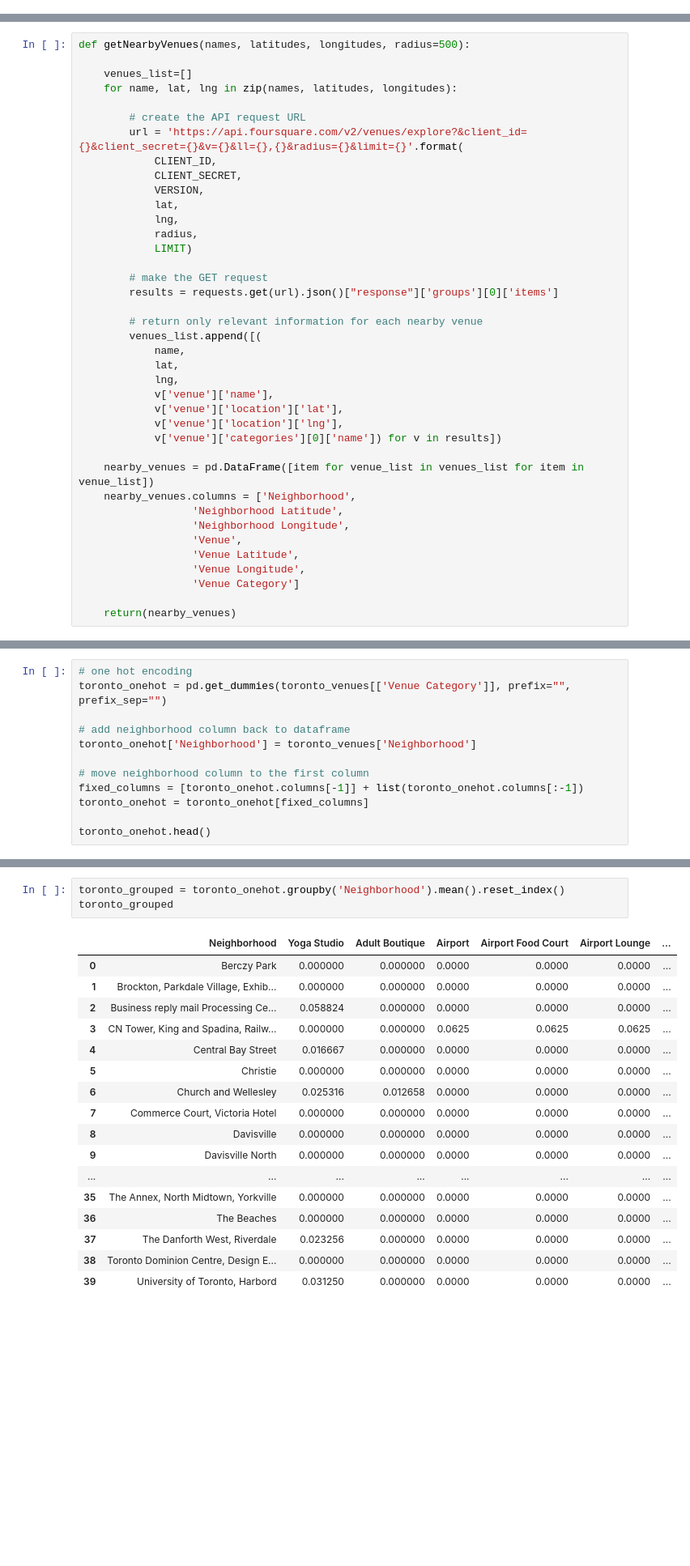
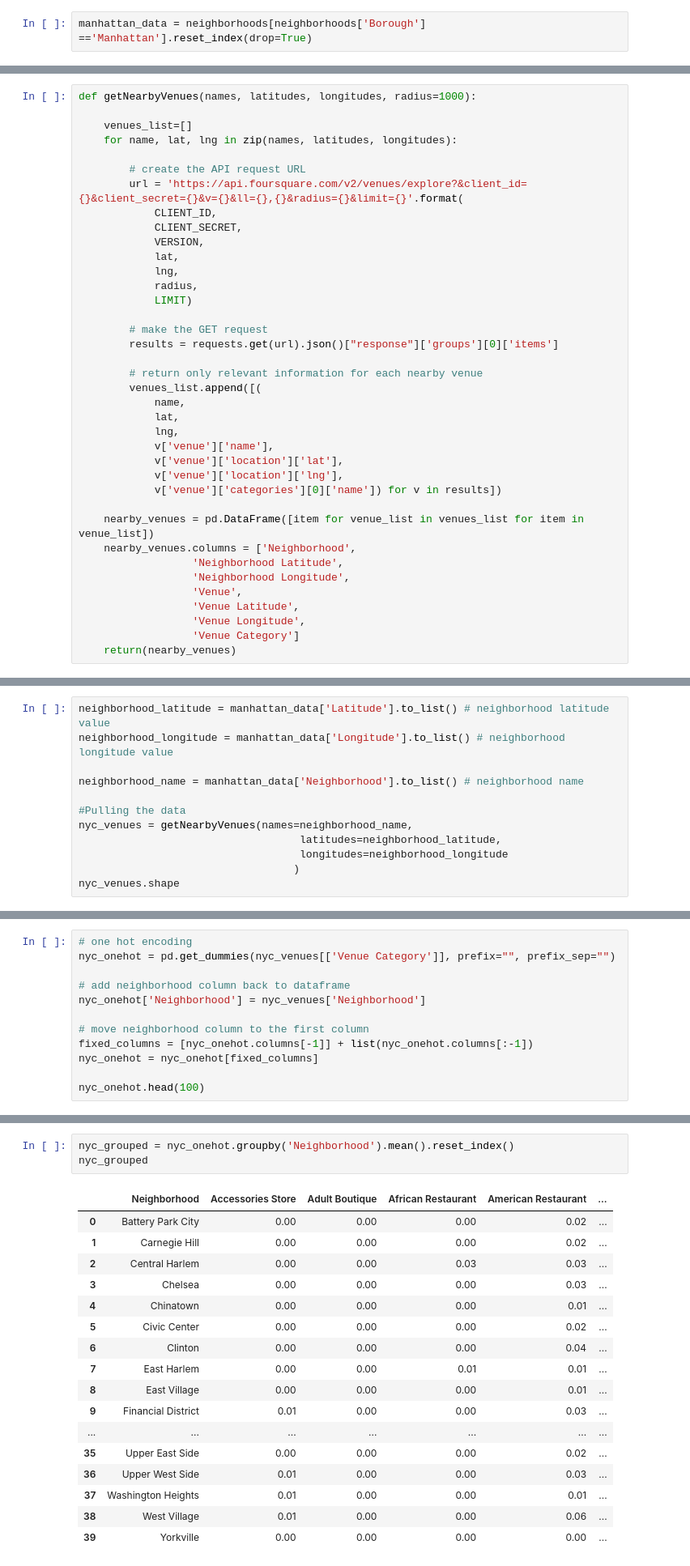
Before and after one commit to clebrac/Coursera_Capstone, a Jupyter notebook: capstone_ibm_ds_week3_3.ipynb, the cells around one changed output, grey strips where cells are left out. Shown: that part at 81% size. Saved outputs shown, nothing was run; the diff lists cells and outputs as text; blank space fills up the shorter version.

Commit message:
Published from Watson Studio.

```diff
--- a/capstone_ibm_ds_week3_3.ipynb
+++ b/capstone_ibm_ds_week3_3.ipynb
@@ -151 +83,3 @@ CLIENT_SECRET:insert_here
+# %%
+manhattan_data = neighborhoods[neighborhoods['Borough'] =='Manhattan'].reset_index(drop=True)
 # %% [markdown]
@@ -153,5 +87,5 @@ CLIENT_SECRET:insert_here
 # %%
-def getNearbyVenues(names, latitudes, longitudes, radius=500):
+def getNearbyVenues(names, latitudes, longitudes, radius=1000):
 
     venues_list=[]
     for name, lat, lng in zip(names, latitudes, longitudes):
@@ -187,5 +121,4 @@ def getNearbyVenues(names, latitudes, longitudes, radius=500):
                   'Venue Latitude',
                   'Venue Longitude',
                   'Venue Category']
-
     return(nearby_venues)
@@ -211,0 +125,12 @@ Name: Venue, dtype: int64
+# %%
+neighborhood_latitude = manhattan_data['Latitude'].to_list() # neighborhood latitude value
+neighborhood_longitude = manhattan_data['Longitude'].to_list() # neighborhood longitude value
+
+neighborhood_name = manhattan_data['Neighborhood'].to_list() # neighborhood name
+
+#Pulling the data
+nyc_venues = getNearbyVenues(names=neighborhood_name,
+                                   latitudes=neighborhood_latitude,
+                                   longitudes=neighborhood_longitude
+                                  )
+nyc_venues.shape
@@ -219,14 +166,14 @@ There are 237 uniques categories.
 ## 3. Analyze Each Neighborhood
 # %%
 # one hot encoding
-toronto_onehot = pd.get_dummies(toronto_venues[['Venue Category']], prefix="", prefix_sep="")
+nyc_onehot = pd.get_dummies(nyc_venues[['Venue Category']], prefix="", prefix_sep="")
 
 # add neighborhood column back to dataframe
-toronto_onehot['Neighborhood'] = toronto_venues['Neighborhood']
+nyc_onehot['Neighborhood'] = nyc_venues['Neighborhood']
 
 # move neighborhood column to the first column
-fixed_columns = [toronto_onehot.columns[-1]] + list(toronto_onehot.columns[:-1])
-toronto_onehot = toronto_onehot[fixed_columns]
+fixed_columns = [nyc_onehot.columns[-1]] + list(nyc_onehot.columns[:-1])
+nyc_onehot = nyc_onehot[fixed_columns]
 
-toronto_onehot.head()
+nyc_onehot.head(100)
 # %% [output]
@@ -246,23 +199,23 @@ toronto_onehot.shape
 # %% [markdown]
 #### Next, let's group rows by neighborhood and by taking the mean of the frequency of occurrence of each category
 # %%
-toronto_grouped = toronto_onehot.groupby('Neighborhood').mean().reset_index()
-toronto_grouped
+nyc_grouped = nyc_onehot.groupby('Neighborhood').mean().reset_index()
+nyc_grouped
 # %% [output]
-|  | Neighborhood | Yoga Studio | Adult Boutique | Airport | Airport Food Court | Airport Lounge | ... |
-| 0 | Berczy Park | 0.000000 | 0.000000 | 0.0000 | 0.0000 | 0.0000 | ... |
-| 1 | Brockton, Parkdale Village, Exhib... | 0.000000 | 0.000000 | 0.0000 | 0.0000 | 0.0000 | ... |
-| 2 | Business reply mail Processing Ce... | 0.058824 | 0.000000 | 0.0000 | 0.0000 | 0.0000 | ... |
-| 3 | CN Tower, King and Spadina, Railw... | 0.000000 | 0.000000 | 0.0625 | 0.0625 | 0.0625 | ... |
-| 4 | Central Bay Street | 0.016667 | 0.000000 | 0.0000 | 0.0000 | 0.0000 | ... |
-| 5 | Christie | 0.000000 | 0.000000 | 0.0000 | 0.0000 | 0.0000 | ... |
-| 6 | Church and Wellesley | 0.025316 | 0.012658 | 0.0000 | 0.0000 | 0.0000 | ... |
-| 7 | Commerce Court, Victoria Hotel | 0.000000 | 0.000000 | 0.0000 | 0.0000 | 0.0000 | ... |
-| 8 | Davisville | 0.000000 | 0.000000 | 0.0000 | 0.0000 | 0.0000 | ... |
-| 9 | Davisville North | 0.000000 | 0.000000 | 0.0000 | 0.0000 | 0.0000 | ... |
-| ... | ... | ... | ... | ... | ... | ... | ... |
-| 35 | The Annex, North Midtown, Yorkville | 0.000000 | 0.000000 | 0.0000 | 0.0000 | 0.0000 | ... |
-| 36 | The Beaches | 0.000000 | 0.000000 | 0.0000 | 0.0000 | 0.0000 | ... |
-| 37 | The Danforth West, Riverdale | 0.023256 | 0.000000 | 0.0000 | 0.0000 | 0.0000 | ... |
-| 38 | Toronto Dominion Centre, Design E... | 0.000000 | 0.000000 | 0.0000 | 0.0000 | 0.0000 | ... |
-| 39 | University of Toronto, Harbord | 0.031250 | 0.000000 | 0.0000 | 0.0000 | 0.0000 | ... |
+|  | Neighborhood | Accessories Store | Adult Boutique | African Restaurant | American Restaurant | ... |
+| 0 | Battery Park City | 0.00 | 0.00 | 0.00 | 0.02 | ... |
+| 1 | Carnegie Hill | 0.00 | 0.00 | 0.00 | 0.02 | ... |
+| 2 | Central Harlem | 0.00 | 0.00 | 0.03 | 0.03 | ... |
+| 3 | Chelsea | 0.00 | 0.00 | 0.00 | 0.03 | ... |
+| 4 | Chinatown | 0.00 | 0.00 | 0.00 | 0.01 | ... |
+| 5 | Civic Center | 0.00 | 0.00 | 0.00 | 0.02 | ... |
+| 6 | Clinton | 0.00 | 0.00 | 0.00 | 0.04 | ... |
+| 7 | East Harlem | 0.00 | 0.00 | 0.01 | 0.01 | ... |
+| 8 | East Village | 0.00 | 0.00 | 0.00 | 0.01 | ... |
+| 9 | Financial District | 0.01 | 0.00 | 0.00 | 0.03 | ... |
+| ... | ... | ... | ... | ... | ... | ... |
+| 35 | Upper East Side | 0.00 | 0.00 | 0.00 | 0.02 | ... |
+| 36 | Upper West Side | 0.01 | 0.00 | 0.00 | 0.03 | ... |
+| 37 | Washington Heights | 0.01 | 0.00 | 0.00 | 0.01 | ... |
+| 38 | West Village | 0.01 | 0.00 | 0.00 | 0.06 | ... |
+| 39 | Yorkville | 0.00 | 0.00 | 0.00 | 0.00 | ... |
```
Also changed, not shown: parts of 35 cells of this notebook.
